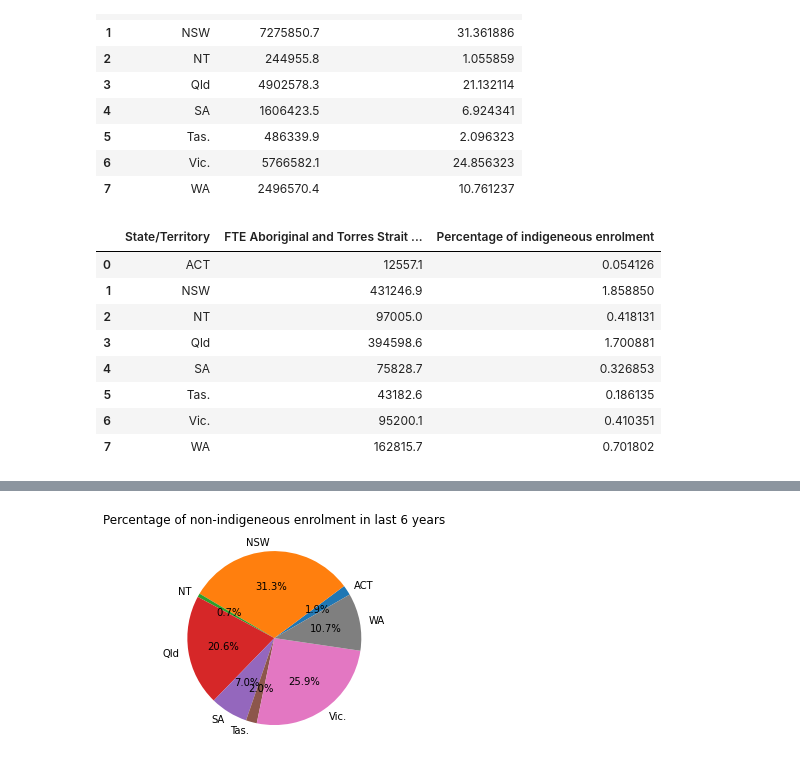
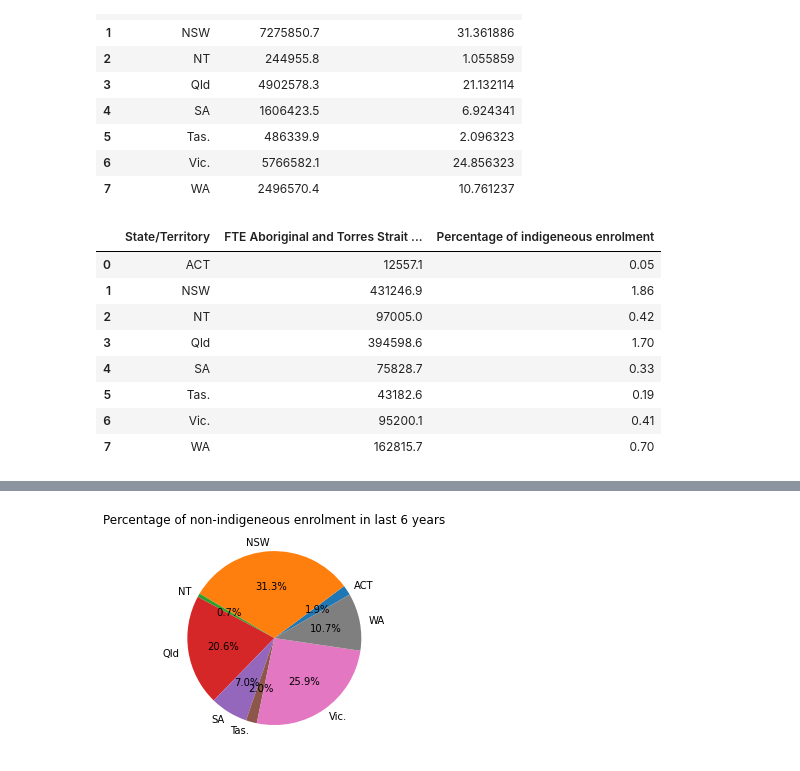
Before and after one commit to Jasjeet2021/Project-1, a Jupyter notebook: code.ipynb, the cells around one changed output, grey strips where cells are left out. Saved outputs shown, nothing was run; the diff lists cells and outputs as text; code cells hidden in the pictures.

```diff
--- a/code.ipynb
+++ b/code.ipynb
@@ -331,20 +337,20 @@ u
 # %%
 Group_by_last_five_years = Last_five_years_data_df.groupby(['State/Territory'])
 a = Group_by_last_five_years['FTE Aboriginal and Torres Strait Islander Students '].sum()
-b = a.reset_index()
+b = a.reset_index(["State/Territory"])
 b
-percentage = b['FTE Aboriginal and Torres Strait Islander Students ']/Sum_of_all_enrolments*100
+percentage = round(b['FTE Aboriginal and Torres Strait Islander Students ']/Sum_of_all_enrolments*100,2)
 percentage
 b["Percentage of indigeneous enrolment"] = percentage
 b
 # %% [output]
 |  | State/Territory | FTE Aboriginal and Torres Strait ... | Percentage of indigeneous enrolment |
-| 0 | ACT | 12557.1 | 0.054126 |
-| 1 | NSW | 431246.9 | 1.858850 |
-| 2 | NT | 97005.0 | 0.418131 |
-| 3 | Qld | 394598.6 | 1.700881 |
-| 4 | SA | 75828.7 | 0.326853 |
-| 5 | Tas. | 43182.6 | 0.186135 |
-| 6 | Vic. | 95200.1 | 0.410351 |
-| 7 | WA | 162815.7 | 0.701802 |
+| 0 | ACT | 12557.1 | 0.05 |
+| 1 | NSW | 431246.9 | 1.86 |
+| 2 | NT | 97005.0 | 0.42 |
+| 3 | Qld | 394598.6 | 1.70 |
+| 4 | SA | 75828.7 | 0.33 |
+| 5 | Tas. | 43182.6 | 0.19 |
+| 6 | Vic. | 95200.1 | 0.41 |
+| 7 | WA | 162815.7 | 0.70 |
 # %%
```
Also changed, not shown: parts of 15 cells of this notebook, 12 other files.
